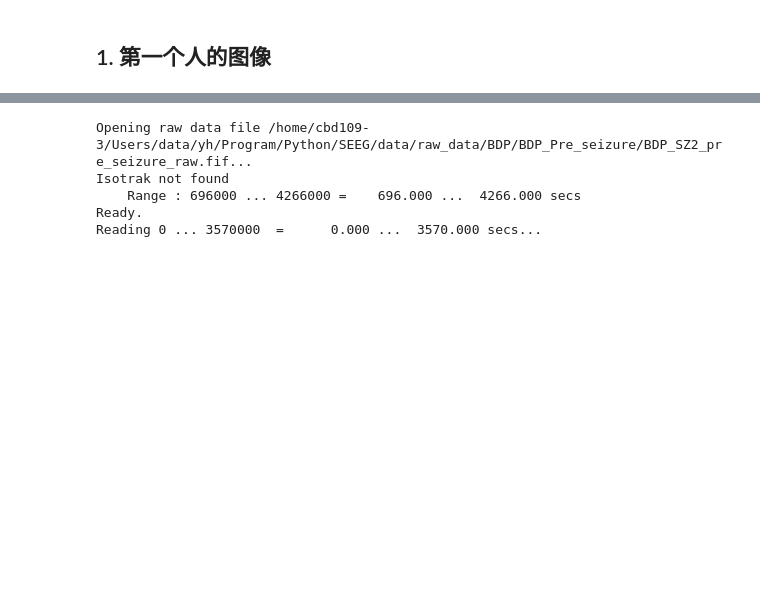
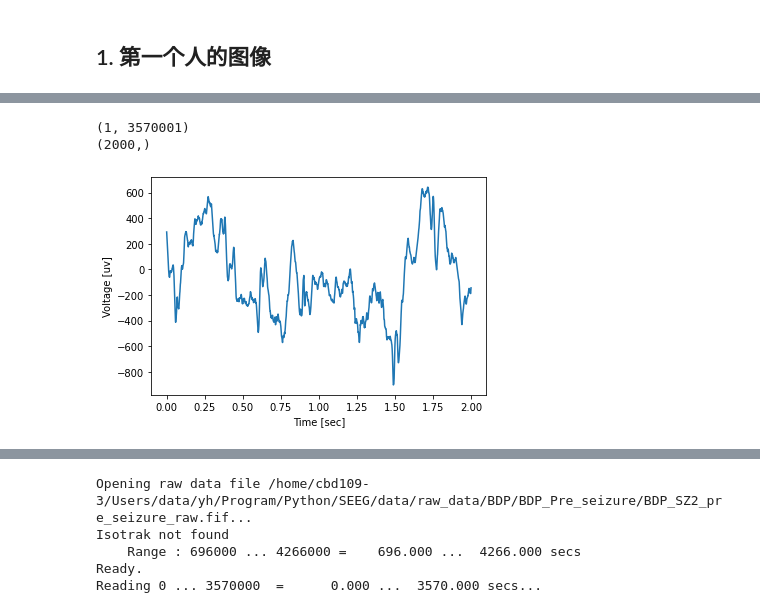
Before and after one commit to danzhewuju/SEEG, a Jupyter notebook: NoteBookJupyter/Raw_data_selected.ipynb, the cells around one changed output, grey strips where cells are left out. Saved outputs shown, nothing was run; the diff lists cells and outputs as text; code cells hidden in the pictures; blank space fills up the shorter version.

```diff
--- a/NoteBookJupyter/Raw_data_selected.ipynb
+++ b/NoteBookJupyter/Raw_data_selected.ipynb
@@ -23,18 +28,22 @@ select_channel_data = select_channel_data(pre_1_raw_data, ['POL E8'])
 # %%
-save_name = "e076f2d8-2552-11ea-9699-e0d55e6ff654-4.npy"
-save_path = os.path.join(save_dir, save_name+"cluster_0.pdf")
-print(select_channel_data.shape)
-sampling = 1000
-start = 8
-end = 10
-data = select_channel_data[:, start*sampling: end*sampling]
-data = data.flatten()
-print(data.shape)
-plt.figure()
-plt.plot()
-x = np.arange(0, 2, 1/1000)
-plt.plot(x, data*1e6)
-plt.xlabel("Time [sec]")
-plt.ylabel("Voltage [uv]")
-plt.savefig(save_path)
-plt.show()
+# save_name = "b1547062-2555-11ea-9699-e0d55e6ff654-0.npy"
+# save_path = os.path.join(save_dir, save_name+"cluster_0.pdf")
+# print(select_channel_data.shape)
+# sampling = 1000
+# start = 3156
+# end = 3158
+# data = select_channel_data[:, start*sampling: end*sampling]
+# data = data.flatten()
+# print(data.shape)
+# plt.figure()
+# plt.plot()
+# x = np.arange(0, 2, 1/1000)
+# plt.plot(x, data*1e6)
+# plt.xlabel("Time [sec]")
+# plt.ylabel("Voltage [uv]")
+# plt.savefig(save_path)
+# plt.show()
+# %% [output]
+(1, 3570001)
+(2000,)
+[figure, added]
```
Also changed, not shown: parts of 11 cells of this notebook, 3 other files.
